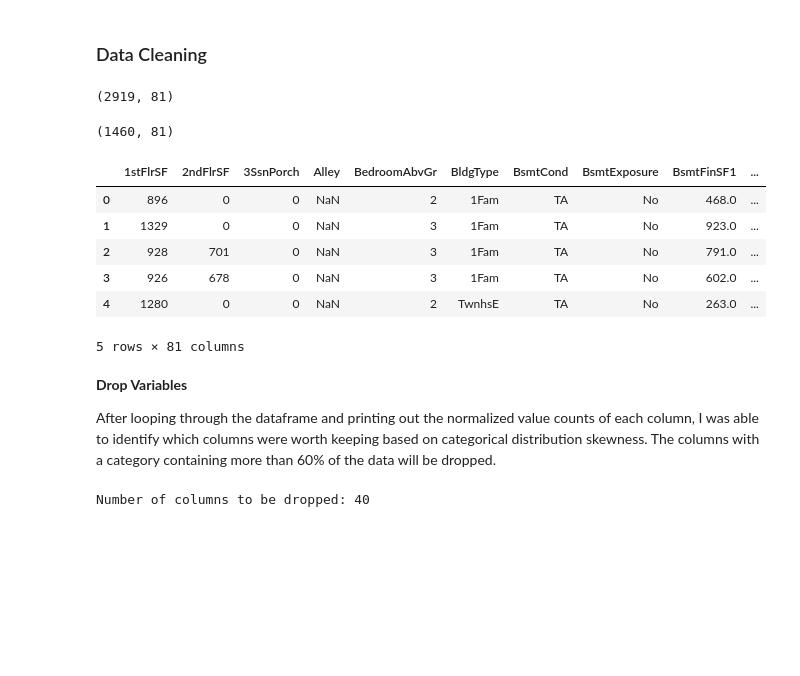
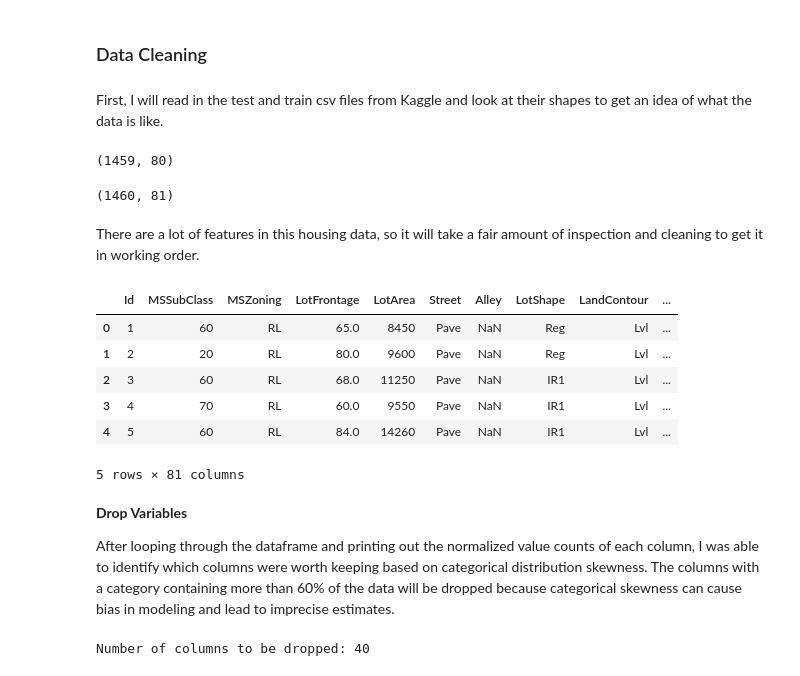
Before and after one commit to asfabiano/byu_econ_applied_machine_learning, a Jupyter notebook: homeworks/HW2/Homework_2.ipynb, the cells around one changed output. Saved outputs shown, nothing was run; the diff lists cells and outputs as text; code cells hidden in the pictures; blank space fills up the shorter version.

```diff
--- a/homeworks/HW2/Homework_2.ipynb
+++ b/homeworks/HW2/Homework_2.ipynb
@@ -55,6 +56,8 @@ import seaborn as sns #plt.style.use("seaborn")
 plt.rcParams['figure.figsize'] = [10,8] # sets plot size
 # %% [markdown]
 ### Data Cleaning
+# %% [markdown]
+First, I will read in the test and train csv files from Kaggle and look at their shapes to get an idea of what the data is like.
 # %%
 test = pd.read_csv("test.csv")
 train = pd.read_csv("train.csv")
@@ -62,25 +64,27 @@ all_data = pd.concat((test, train), ignore_index=True)
 # %%
-all_data.shape
+test.shape
 # %% [output]
-(2919, 81)
+(1459, 80)
 # %%
 train.shape
 # %% [output]
 (1460, 81)
+# %% [markdown]
+There are a lot of features in this housing data, so it will take a fair amount of inspection and cleaning to get it in working order.
 # %%
-all_data.head()
+train.head()
 # %% [output]
-|  | 1stFlrSF | 2ndFlrSF | 3SsnPorch | Alley | BedroomAbvGr | BldgType | BsmtCond | BsmtExposure | BsmtFinSF1 | ... |
-| 0 | 896 | 0 | 0 | NaN | 2 | 1Fam | TA | No | 468.0 | ... |
-| 1 | 1329 | 0 | 0 | NaN | 3 | 1Fam | TA | No | 923.0 | ... |
-| 2 | 928 | 701 | 0 | NaN | 3 | 1Fam | TA | No | 791.0 | ... |
-| 3 | 926 | 678 | 0 | NaN | 3 | 1Fam | TA | No | 602.0 | ... |
-| 4 | 1280 | 0 | 0 | NaN | 2 | TwnhsE | TA | No | 263.0 | ... |
+|  | Id | MSSubClass | MSZoning | LotFrontage | LotArea | Street | Alley | LotShape | LandContour | ... |
+| 0 | 1 | 60 | RL | 65.0 | 8450 | Pave | NaN | Reg | Lvl | ... |
+| 1 | 2 | 20 | RL | 80.0 | 9600 | Pave | NaN | Reg | Lvl | ... |
+| 2 | 3 | 60 | RL | 68.0 | 11250 | Pave | NaN | IR1 | Lvl | ... |
+| 3 | 4 | 70 | RL | 60.0 | 9550 | Pave | NaN | IR1 | Lvl | ... |
+| 4 | 5 | 60 | RL | 84.0 | 14260 | Pave | NaN | IR1 | Lvl | ... |
 5 rows × 81 columns
 # %% [markdown]
 **Drop Variables**
 
-After looping through the dataframe and printing out the normalized value counts of each column, I was able to identify which columns were worth keeping based on categorical distribution skewness. The columns with a category containing more than 60% of the data will be dropped.
+After looping through the dataframe and printing out the normalized value counts of each column, I was able to identify which columns were worth keeping based on categorical distribution skewness. The columns with a category containing more than 60% of the data will be dropped because categorical skewness can cause bias in modeling and lead to imprecise estimates.
 # %%
 # dropped array stores skewed categorical columns to be dropped
 dropped = []
```
Also changed, not shown: parts of 41 cells of this notebook, 1 other file.
